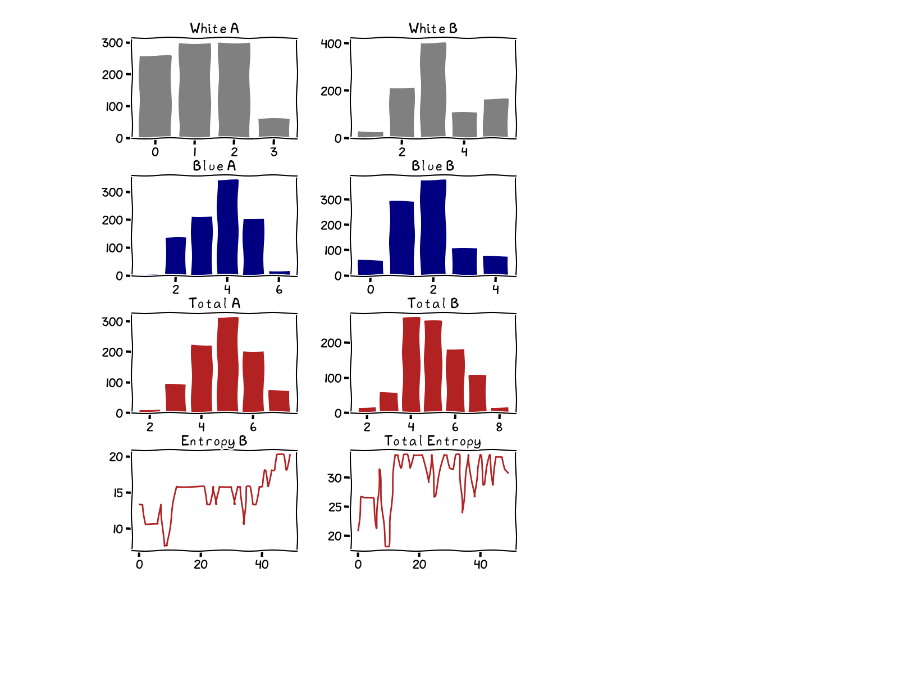
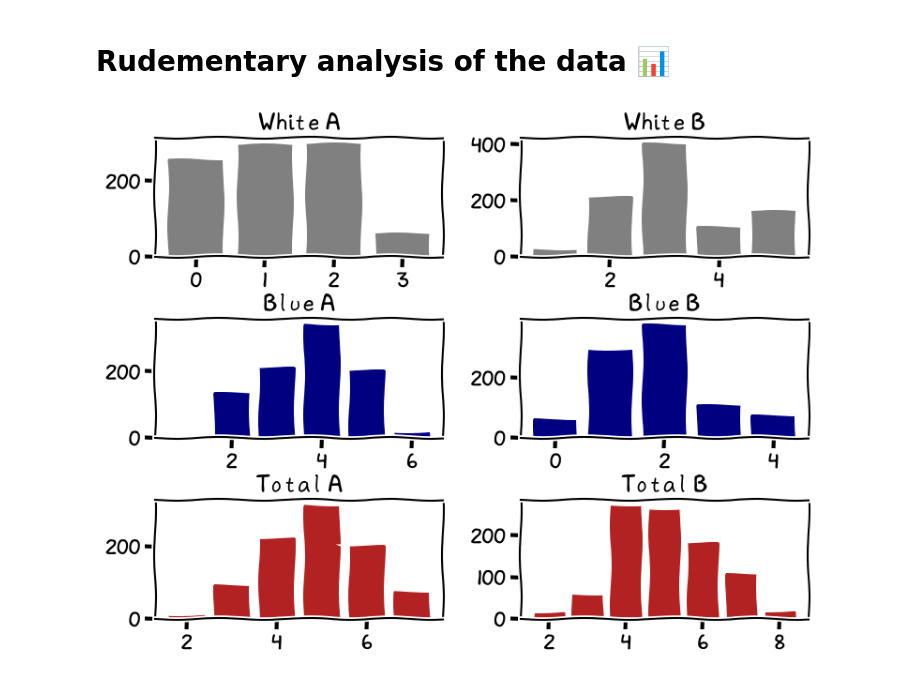
Before and after one commit to Bastian-H-Euler/Termodynamik-Entropien-stiger, a Jupyter notebook: Lab4.ipynb, the cells around one changed output. Saved outputs shown, nothing was run; the diff lists cells and outputs as text; code cells hidden in the pictures; blank space fills up the shorter version.

```diff
--- a/Lab4.ipynb
+++ b/Lab4.ipynb
@@ -57,11 +68,9 @@ box = np.array([min(C1[0], C2[0]), max(C1[0], C2[0]), min(C1[1], C2[1]), max(C1[
 # %%
+# Specially N is the number of balls to be detected
 A, B, V, N = [], [], 64, 11
-
+ballSize = np.abs(box[0] - box[1])/30
 thresh = 1.2
-
 interpolation = 1
-
-ballSize = np.abs(box[0] - box[1])/30
 
 cap = cv2.VideoCapture(video)
 
@@ -71,23 +80,28 @@ while(cap.isOpened()):
     ret, frame = cap.read()
     i += 1
 
+    # Check if there is a frame
     if ret:
+        # First we rotate the frame (if needed), and crop it to the box
         if frame.shape[0] > frame.shape[1]: frame = np.rot90(frame)
         frame = np.ascontiguousarray(frame, dtype=np.uint8)
         frame = frame[box[2]: box[3], box[0]: box[1]]
 
-
+        # Then we run the HoughCircles algorithm, with all the bothersome parameters...
         blurred = cv2.blur(cv2.cvtColor(frame, cv2.COLOR_BGR2GRAY), (1, 1))
         circles = cv2.HoughCircles(blurred, cv2.HOUGH_GRADIENT, 1.6*thresh, ballSize, param1 = 50*thresh,
         param2 = 50*thresh**-1, minRadius = int(ballSize*0.8), maxRadius = int(ballSize*1.2))
 
+        # If we have enough circles, we count- and draw them
         if circles is not None:
             if len(circles[0, :]) >= N and i % interpolation == 0:
-                n = 0
-                a, b = [], []
+                n, a, b = 0, [], []
                 for pt in circles[0, : ]:
+                    # We get the position and radius of the circles
                     x, y, r = int(pt[0]), int(pt[1]), int(pt[2])
 
+                    # We check if the ball is blue, white or something else
+                    # We also sort the balls into two groups, depending on where they are
                     C = frame[y-r:y+r, x-r:x+r]
                     BGR = C.mean(axis=0).mean(axis=0)
                     if BGR[0] < 150: pass
@@ -102,66 +116,67 @@ while(cap.isOpened()):
                         cv2.circle(frame, (x, y), 1, (50, 50, 50), 4)
                         if x < frame.shape[1]/2: a.append("White")
                         else: b.append("White")
+                        n +=1
 
-                        n +=1
+                    # We stop if we have counted enough balls
                     if n == N: break
 
                 A.append(a)
                 B.append(b)
 
+                # Draw the frame only if we have counted all the balls
                 if n == N:
                     cv2.putText(frame, f"A", (30, 75), font, 2, (0, 0, 250), 4)
                     cv2.putText(frame, f"B", (frame.shape[1]-60, 75), font, 2, (0, 0, 250), 4)
                     cv2.imshow('Frame',frame)
 
-
     # Press Q on keyboard to  exit
     if cv2.waitKey(25) & 0xFF == ord('q'):
         break
 
-# When everything done, release the video capture object
+# When everything done, release the video
 cap.release()
 cv2.destroyAllWindows()
-
-# plt.hist(LEFT, bins=range(1, 11), alpha=0.5, label='LEFT')
+# %% [markdown]
+# Rudementary analysis of the data 📊
 # %%
 from scipy.special import factorial
 
 ohm = lambda N: factorial(V) / (factorial(N) * factorial(V - N))
 
-fig, axs = plt.subplots(4, 2, figsize=(8, 10))
+fig, axs = plt.subplots(3, 2, figsize=(8, 6))
 plt.tight_layout()
 
 blueA, blueB = np.array([]), np.array([])
 whiteA, whiteB = np.array([]), np.array([])
 totalA, totalB = np.array([]), np.array([])
 
 for i in range(len(A)):
     blueA = np.append(blueA, A[i].count("Blue"))
     blueB = np.append(blueB, B[i].count("Blue"))
 
     whiteA = np.append(whiteA, A[i].count("White"))
     whiteB = np.append(whiteB, B[i].count("White"))
 
 
 totalA = whiteA + blueA
 totalB = whiteB + blueB
 
 data = [whiteA, whiteB, blueA, blueB, totalA, totalB]
 titles = ["White A", "White B",  "Blue A",  "Blue B", "Total A", "Total B"]
 
 for i, ax in enumerate(axs.flat[:6]):
     labels, counts = np.unique(data[i], return_counts=True)
     ax.bar(labels, counts, color = ["grey", "navy", "firebrick"][int(np.floor(i/2))])
     ax.set_title(titles[i])
 
 
-axs.flat[6].plot(np.log(ohm(totalB))[:50], color="firebrick")
-axs.flat[6].set_title("Entropy B")
+# axs.flat[6].plot(np.log(ohm(totalB))[:50], color="firebrick")
+# axs.flat[6].set_title("Entropy B")
 
-axs.flat[7].plot(np.log(ohm(totalB) * ohm(totalA))[:50], color="firebrick")
-axs.flat[7].set_title("Total Entropy")
+# axs.flat[7].plot(np.log(ohm(totalB) * ohm(totalA))[:50], color="firebrick")
+# axs.flat[7].set_title("Total Entropy")
 
 plt.show()
 # %% [output]
-[figure, old version]
+[figure, new version]
```
Also changed, not shown: parts of 4 cells of this notebook.
